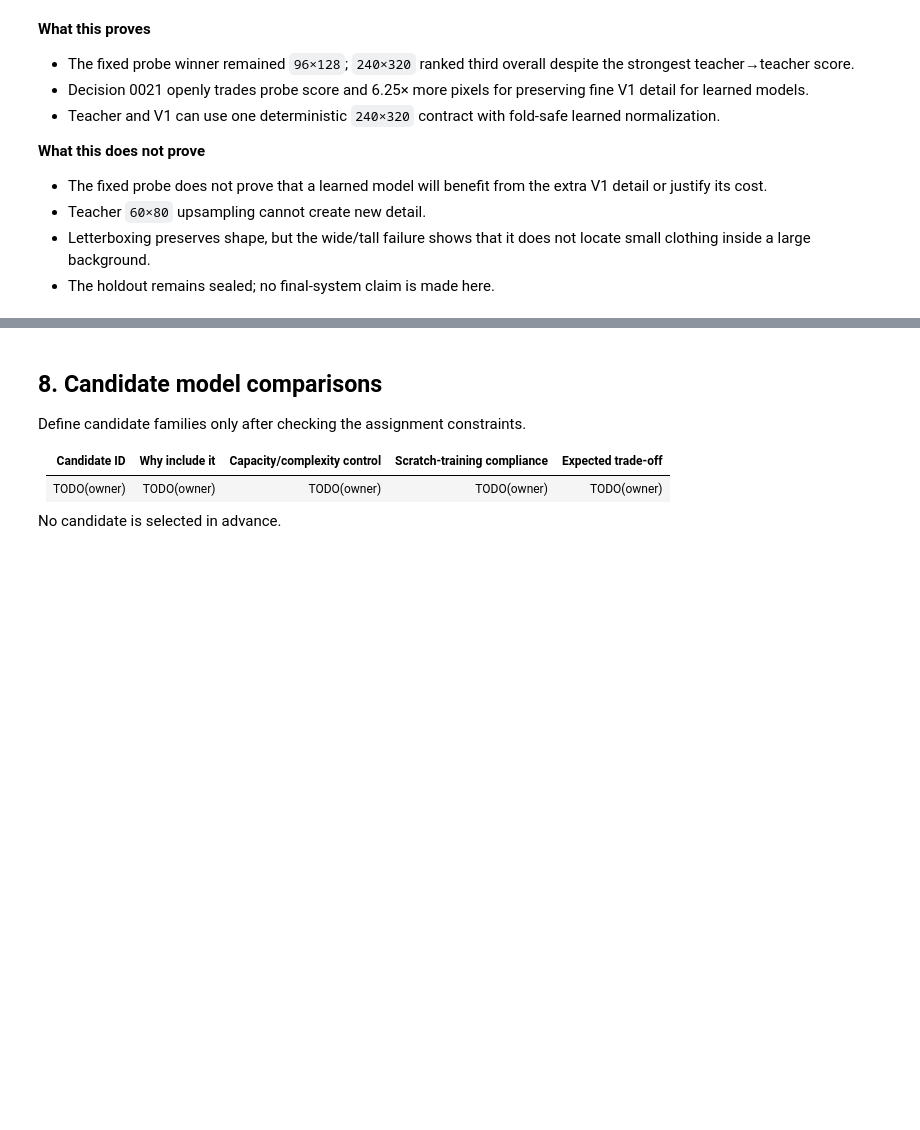
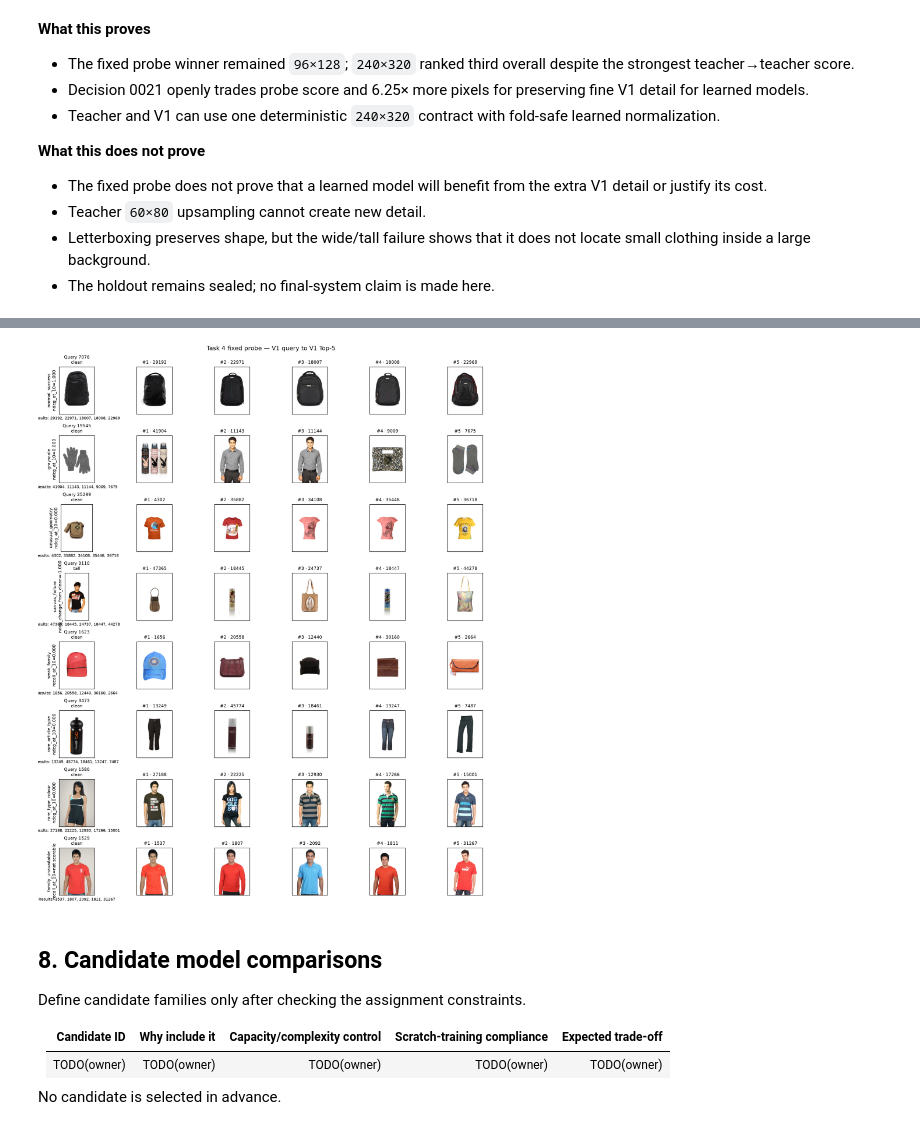
Before and after one commit to TrnLin/MLA2, a Jupyter notebook: notebooks/task-4/05_task4_visual_search.ipynb, the cells around one changed output, grey strips where cells are left out. Drawn from its saved outputs; the diff is of its cells as text; code cells hidden in the pictures; blank space fills up the shorter version.

Commit message:
docs(task4): freeze baseline search decision

```diff
--- a/notebooks/task-4/05_task4_visual_search.ipynb
+++ b/notebooks/task-4/05_task4_visual_search.ipynb
@@ -459,3 +506,10 @@ A baseline is a comparison anchor, not a preselected winner.
+# %%
+from IPython.display import Image as NotebookImage
+
+baseline_figure_path = ROOT / "results/figures/task4/baseline_examples.png"
+display(NotebookImage(filename=str(baseline_figure_path)))
+# %% [output]
+[figure, added]
 # %% [markdown]
 ## 8. Candidate model comparisons
 
```
Also changed, not shown: parts of 8 cells of this notebook, 16 other files.
